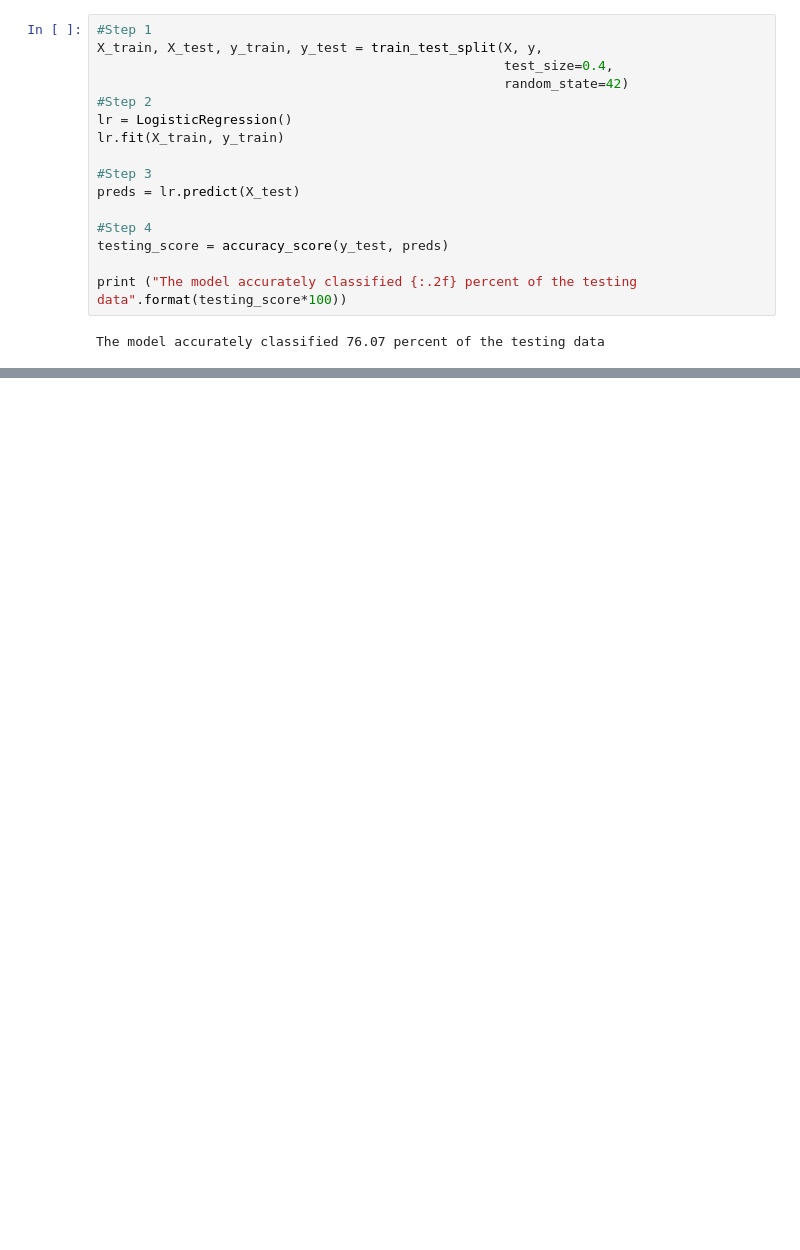
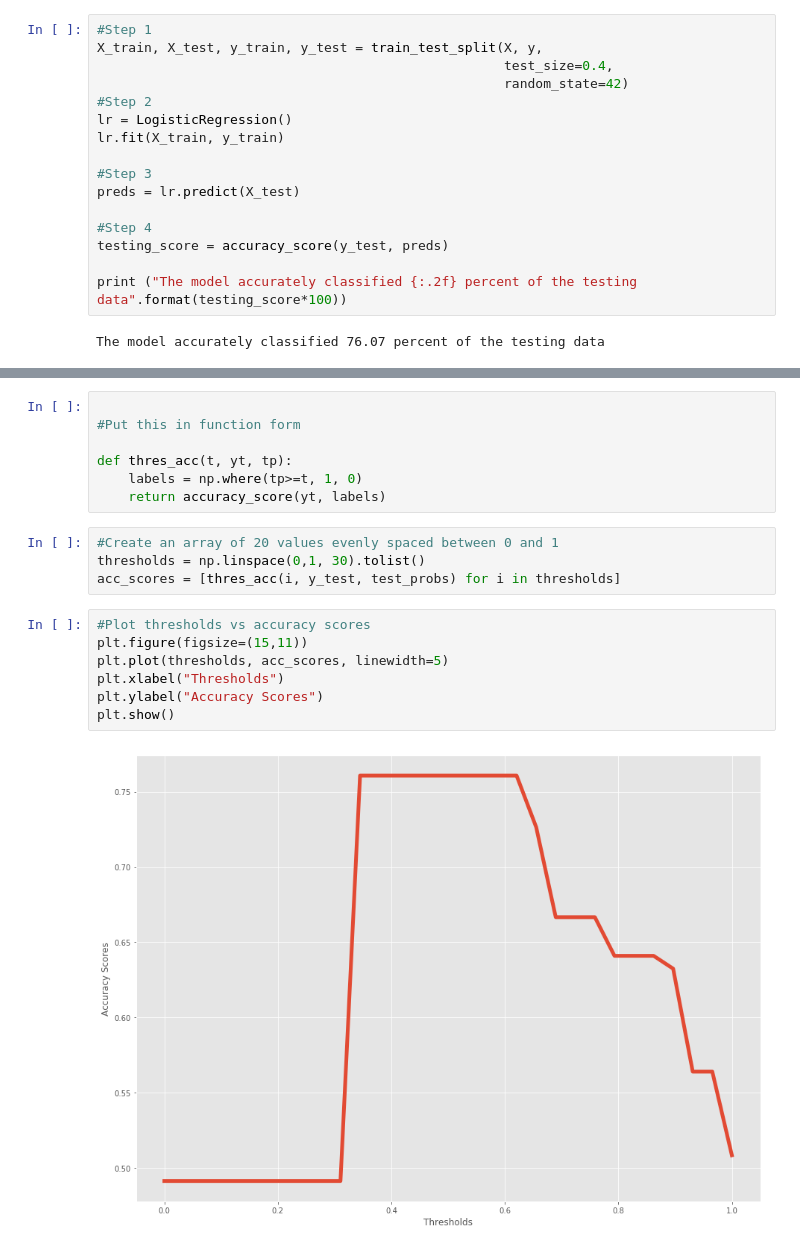
Before and after one commit to manulohiya/pregnancy-test, a Jupyter notebook: Notebooks/pregnancy-predictor.ipynb, the cells around one changed output, grey strips where cells are left out. Saved outputs shown, nothing was run; the diff lists cells and outputs as text; blank space fills up the shorter version.

```diff
--- a/Notebooks/pregnancy-predictor.ipynb
+++ b/Notebooks/pregnancy-predictor.ipynb
@@ -142,0 +225,20 @@ The model accurately classified 76.07 percent of the testing data
+# %%
+
+#Put this in function form
+
+def thres_acc(t, yt, tp):
+    labels = np.where(tp>=t, 1, 0)
+    return accuracy_score(yt, labels)
+# %%
+#Create an array of 20 values evenly spaced between 0 and 1
+thresholds = np.linspace(0,1, 30).tolist()
+acc_scores = [thres_acc(i, y_test, test_probs) for i in thresholds]
+# %%
+#Plot thresholds vs accuracy scores
+plt.figure(figsize=(15,11))
+plt.plot(thresholds, acc_scores, linewidth=5)
+plt.xlabel("Thresholds")
+plt.ylabel("Accuracy Scores")
+plt.show()
+# %% [output]
+[figure, added]
```
Also changed, not shown: parts of 14 cells of this notebook.
